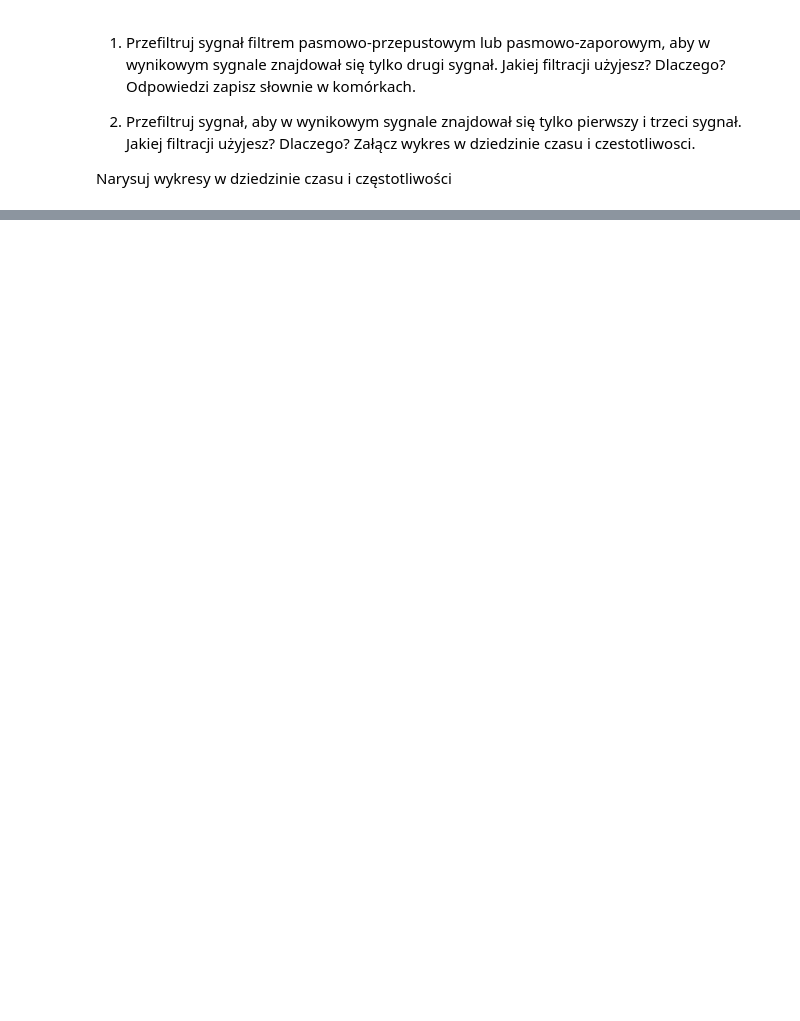
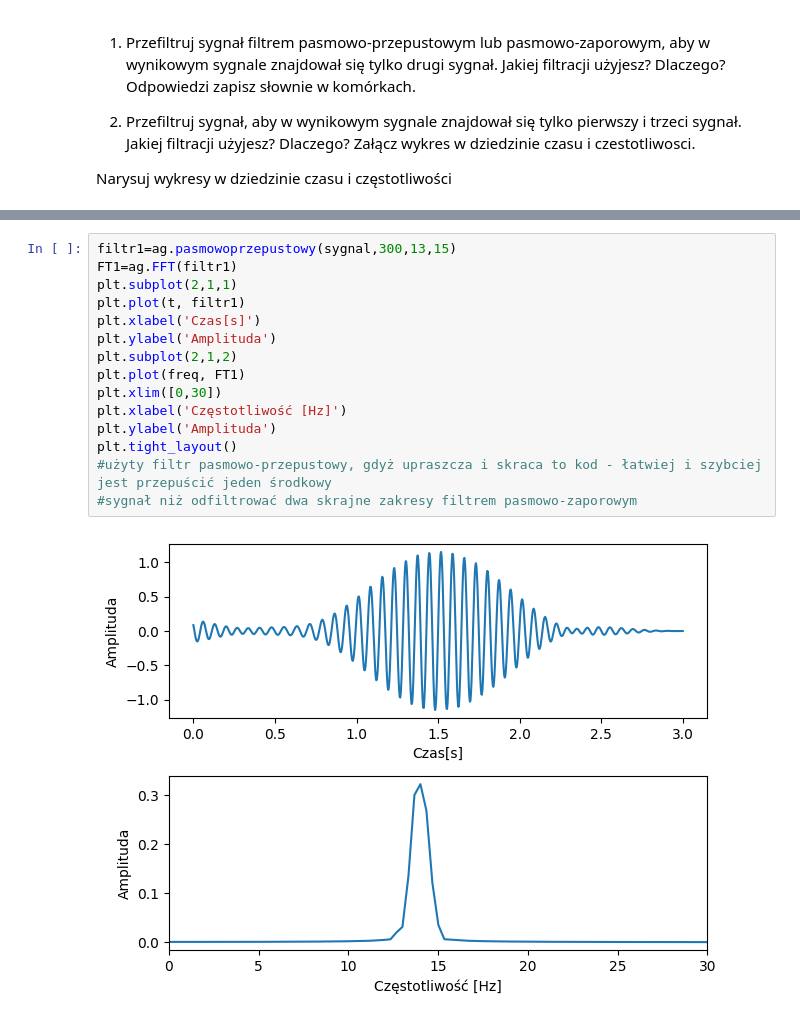
Before and after one commit to jvlkafl/kogni-HCI-sem3, a Jupyter notebook: 03_04_analiza_sygnalow copy/04_zadanie_domowe.ipynb, the cells around one changed output, grey strips where cells are left out. Cells and saved outputs as stored; diff of their text form; blank space fills up the shorter version.

```diff
--- a/03_04_analiza_sygnalow copy/04_zadanie_domowe.ipynb
+++ b/03_04_analiza_sygnalow copy/04_zadanie_domowe.ipynb
@@ -34,0 +68,17 @@ Narysuj wykresy w dziedzinie czasu i częstotliwości
+# %%
+filtr1=ag.pasmowoprzepustowy(sygnal,300,13,15)
+FT1=ag.FFT(filtr1)
+plt.subplot(2,1,1)
+plt.plot(t, filtr1)
+plt.xlabel('Czas[s]')
+plt.ylabel('Amplituda')
+plt.subplot(2,1,2)
+plt.plot(freq, FT1)
+plt.xlim([0,30])
+plt.xlabel('Częstotliwość [Hz]')
+plt.ylabel('Amplituda')
+plt.tight_layout()
+#użyty filtr pasmowo-przepustowy, gdyż upraszcza i skraca to kod - łatwiej i szybciej jest przepuścić jeden środkowy
+#sygnał niż odfiltrować dwa skrajne zakresy filtrem pasmowo-zaporowym
+# %% [output]
+[figure, added]
```
Also changed, not shown: parts of 5 cells of this notebook.
